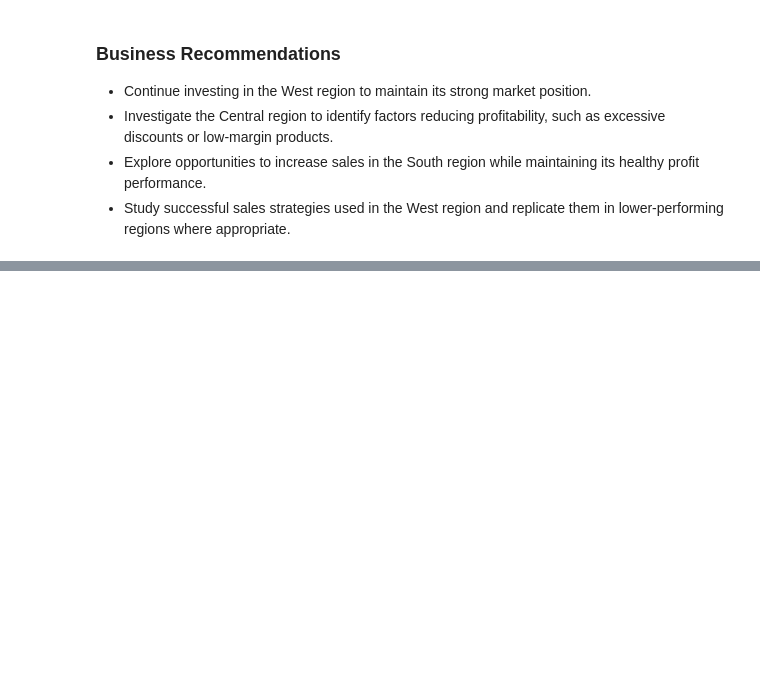
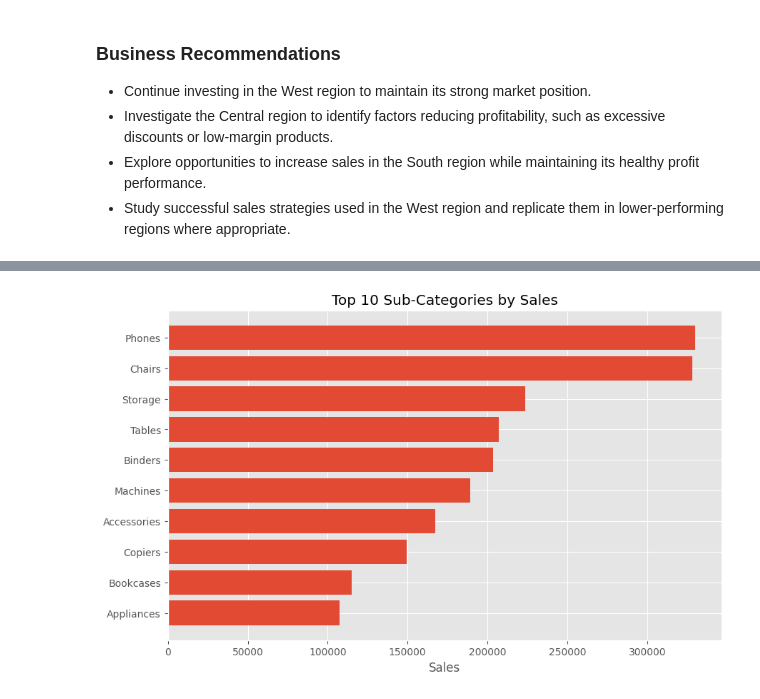
Before and after one commit to jigyasa-b31/Sales-Data-Analysis-Dashboard, a Jupyter notebook: notebooks/Sales_Data_Analysis_Dashboard.ipynb, the cells around one changed output, grey strips where cells are left out. Saved outputs shown, nothing was run; the diff lists cells and outputs as text; code cells hidden in the pictures; blank space fills up the shorter version.

```diff
--- a/notebooks/Sales_Data_Analysis_Dashboard.ipynb
+++ b/notebooks/Sales_Data_Analysis_Dashboard.ipynb
@@ -453,0 +504,8 @@ The South region demonstrates relatively better profitability compared to its sa
+# %%
+sub_category_analysis = (
+    df.groupby("Sub-Category")[["Sales", "Profit"]]
+      .sum()
+      .sort_values(by="Sales", ascending=False)
+)
+
+sub_category_analysis
@@ -453,0 +532,18 @@ The South region demonstrates relatively better profitability compared to its sa
+# %%
+top_sales = sub_category_analysis.head(10)
+
+plt.figure(figsize=(10,6))
+
+plt.barh(
+    top_sales.index,
+    top_sales["Sales"]
+)
+
+plt.title("Top 10 Sub-Categories by Sales")
+plt.xlabel("Sales")
+
+plt.gca().invert_yaxis()
+
+plt.show()
+# %% [output]
+[figure, added]
```
Also changed, not shown: parts of 11 cells of this notebook.
